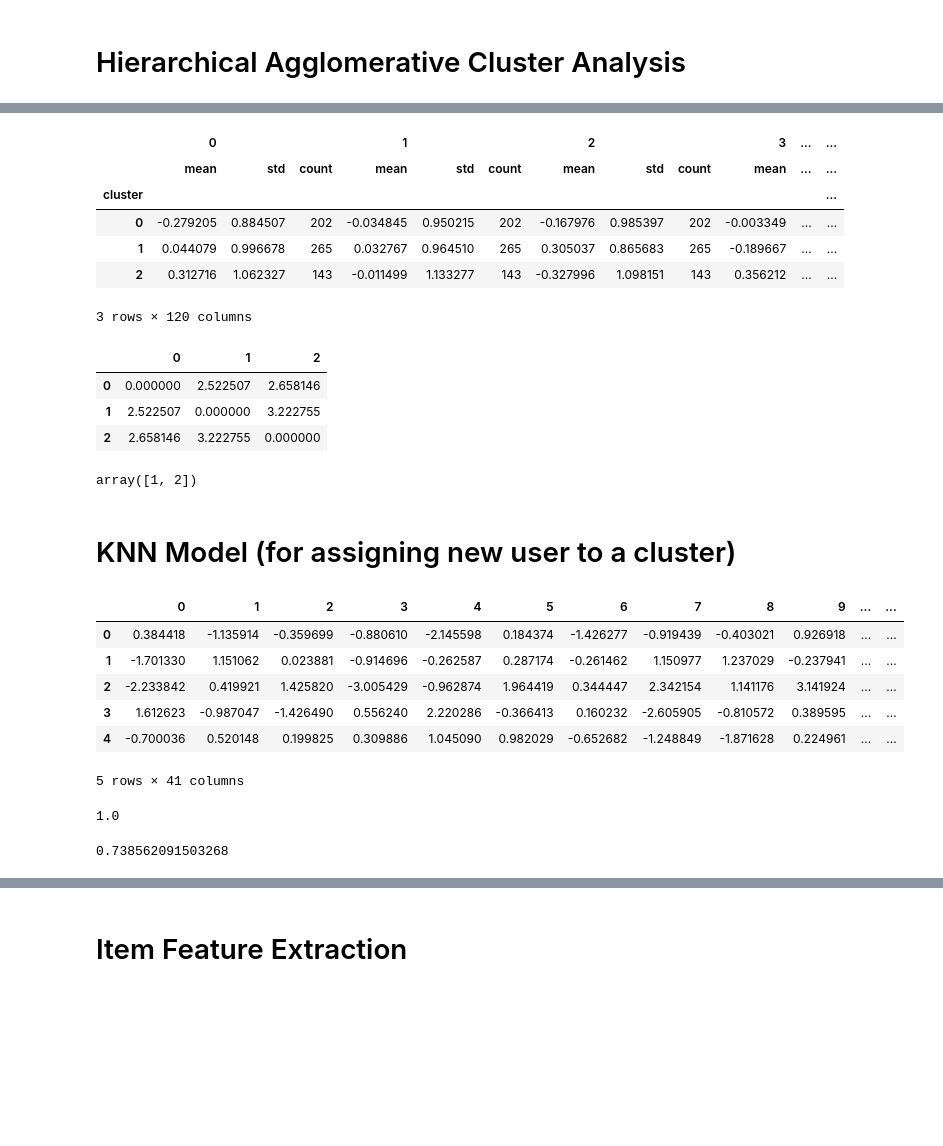
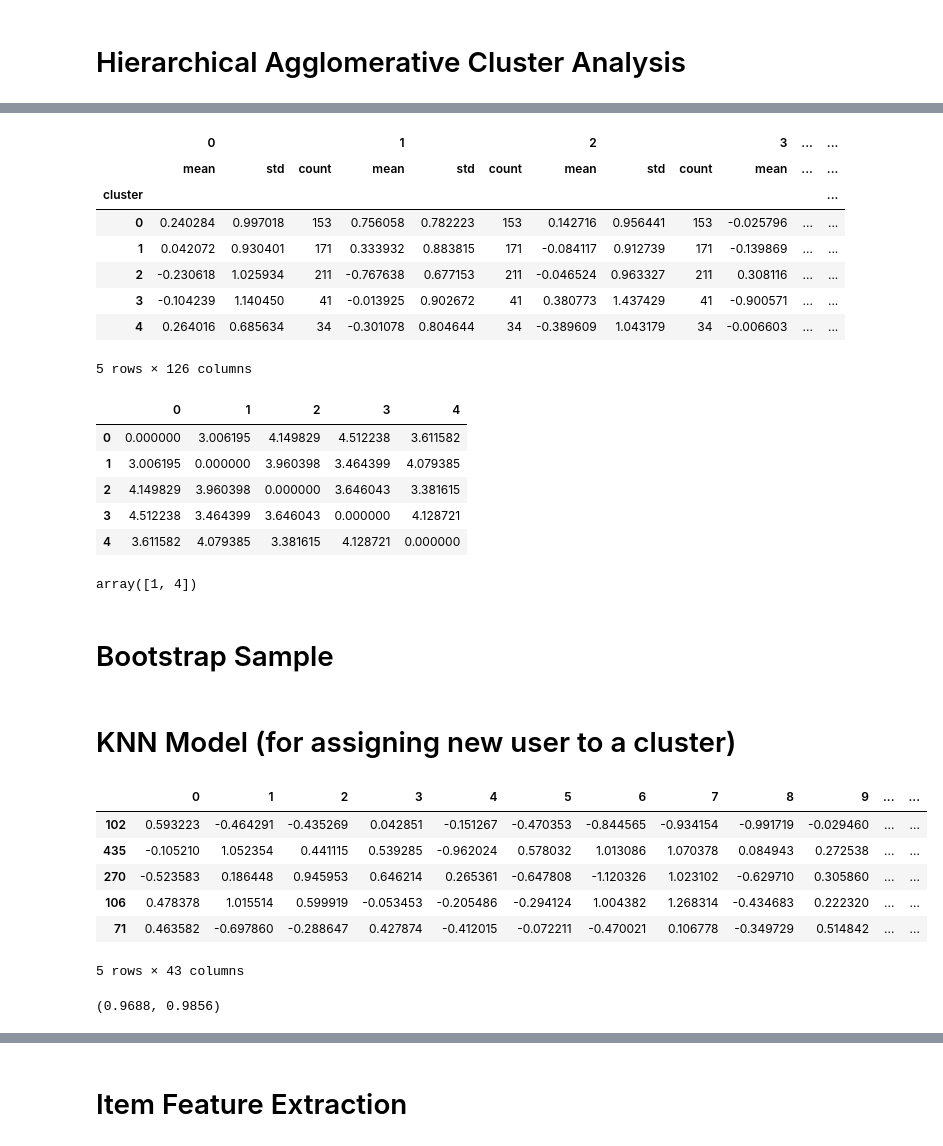
Before and after one commit to DRyanMiller/Overcoming-Echo-Chambers-in-Recommendation-Systems, a Jupyter notebook: notebooks/Final_Project_Test.ipynb, the cells around one changed output, grey strips where cells are left out. Drawn from its saved outputs; the diff is of its cells as text; code cells hidden in the pictures; blank space fills up the shorter version.

```diff
--- a/notebooks/Final_Project_Test.ipynb
+++ b/notebooks/Final_Project_Test.ipynb
@@ -28,7 +28,7 @@ movie_ratings = movie_ratings.drop('timestamp')
 # %%
 als_model =  ALS(userCol="userId", itemCol="movieId", ratingCol="rating", coldStartStrategy="drop")
 
-params = ParamGridBuilder().addGrid(als_model.regParam, [0.1, 0.01, 0.001]).addGrid(als_model.rank, [39, 40, 41]).build()
+params = ParamGridBuilder().addGrid(als_model.regParam, [0.15]).addGrid(als_model.rank, [42]).build()
 evaluator = RegressionEvaluator(metricName="rmse", labelCol="rating",
                                 predictionCol="prediction")
 ## instantiating crossvalidator estimator
@@ -200,9 +180,9 @@ from sklearn.cluster import AgglomerativeClustering
 from sklearn.neighbors import KernelDensity
 import pandas as pd
 rec_pdf_clustered = pd.DataFrame(rec_pdf_scaled.copy())
-cluster = AgglomerativeClustering(n_clusters=3,
-                                 affinity='euclidean',
-                                 linkage='ward')
+cluster = AgglomerativeClustering(n_clusters=5,
+                                 affinity='cosine',
+                                 linkage='average')
 rec_pdf_clustered['cluster'] = cluster.fit_predict(rec_pdf_scaled)
 # %%
 rec_pdf_clustered.groupby(['cluster']).agg(['mean', 'std', 'count'])
@@ -210,10 +190,12 @@ rec_pdf_clustered.groupby(['cluster']).agg(['mean', 'std', 'count'])
 |  | 0 |  |  | 1 |  |  | 2 |  |  | 3 | ... | ... |
 |  | mean | std | count | mean | std | count | mean | std | count | mean | ... | ... |
 | cluster |  |  |  |  |  |  |  |  |  |  |  | ... |
-| 0 | -0.279205 | 0.884507 | 202 | -0.034845 | 0.950215 | 202 | -0.167976 | 0.985397 | 202 | -0.003349 | ... | ... |
-| 1 | 0.044079 | 0.996678 | 265 | 0.032767 | 0.964510 | 265 | 0.305037 | 0.865683 | 265 | -0.189667 | ... | ... |
-| 2 | 0.312716 | 1.062327 | 143 | -0.011499 | 1.133277 | 143 | -0.327996 | 1.098151 | 143 | 0.356212 | ... | ... |
+| 0 | 0.240284 | 0.997018 | 153 | 0.756058 | 0.782223 | 153 | 0.142716 | 0.956441 | 153 | -0.025796 | ... | ... |
+| 1 | 0.042072 | 0.930401 | 171 | 0.333932 | 0.883815 | 171 | -0.084117 | 0.912739 | 171 | -0.139869 | ... | ... |
+| 2 | -0.230618 | 1.025934 | 211 | -0.767638 | 0.677153 | 211 | -0.046524 | 0.963327 | 211 | 0.308116 | ... | ... |
+| 3 | -0.104239 | 1.140450 | 41 | -0.013925 | 0.902672 | 41 | 0.380773 | 1.437429 | 41 | -0.900571 | ... | ... |
+| 4 | 0.264016 | 0.685634 | 34 | -0.301078 | 0.804644 | 34 | -0.389609 | 1.043179 | 34 | -0.006603 | ... | ... |
-3 rows × 120 columns
+5 rows × 126 columns
 # %%
 # from mpl_toolkits.mplot3d import Axes3D
 # fig = plt.figure(figsize=(20,10))
@@ -230,10 +212,12 @@ cluster_distance_matrix = distance_matrix(cluster_centroids_array, cluster_centr
 cluster_distance_df = pd.DataFrame(cluster_distance_matrix)
 cluster_distance_df
 # %% [output]
-|  | 0 | 1 | 2 |
-| 0 | 0.000000 | 2.522507 | 2.658146 |
-| 1 | 2.522507 | 0.000000 | 3.222755 |
-| 2 | 2.658146 | 3.222755 | 0.000000 |
+|  | 0 | 1 | 2 | 3 | 4 |
+| 0 | 0.000000 | 3.006195 | 4.149829 | 4.512238 | 3.611582 |
+| 1 | 3.006195 | 0.000000 | 3.960398 | 3.464399 | 4.079385 |
+| 2 | 4.149829 | 3.960398 | 0.000000 | 3.646043 | 3.381615 |
+| 3 | 4.512238 | 3.464399 | 3.646043 | 0.000000 | 4.128721 |
+| 4 | 3.611582 | 4.079385 | 3.381615 | 4.128721 | 0.000000 |
 # %%
 def nearest_clusters(cluster, num_nearest_clusters=2):
     sorted_distances = cluster_distance_df[cluster].sort_values(ascending=True)
@@ -241,17 +225,21 @@ def nearest_clusters(cluster, num_nearest_clusters=2):
 # %%
 nearest_clusters(0, 2)
 # %% [output]
-array([1, 2])
+array([1, 4])
+# %% [markdown]
+# Bootstrap Sample
+# %%
+bs_sample = rec_pdf_clustered.sample(n=5000, replace=True, axis=0, random_state=42)
 # %% [markdown]
 # KNN Model (for assigning new user to a cluster)
 # %%
-rec_pdf_clustered.head()
+bs_sample.head()
 # %% [output]
 |  | 0 | 1 | 2 | 3 | 4 | 5 | 6 | 7 | 8 | 9 | ... | ... |
-| 0 | 0.384418 | -1.135914 | -0.359699 | -0.880610 | -2.145598 | 0.184374 | -1.426277 | -0.919439 | -0.403021 | 0.926918 | ... | ... |
-| 1 | -1.701330 | 1.151062 | 0.023881 | -0.914696 | -0.262587 | 0.287174 | -0.261462 | 1.150977 | 1.237029 | -0.237941 | ... | ... |
-| 2 | -2.233842 | 0.419921 | 1.425820 | -3.005429 | -0.962874 | 1.964419 | 0.344447 | 2.342154 | 1.141176 | 3.141924 | ... | ... |
-| 3 | 1.612623 | -0.987047 | -1.426490 | 0.556240 | 2.220286 | -0.366413 | 0.160232 | -2.605905 | -0.810572 | 0.389595 | ... | ... |
-| 4 | -0.700036 | 0.520148 | 0.199825 | 0.309886 | 1.045090 | 0.982029 | -0.652682 | -1.248849 | -1.871628 | 0.224961 | ... | ... |
+| 102 | 0.593223 | -0.464291 | -0.435269 | 0.042851 | -0.151267 | -0.470353 | -0.844565 | -0.934154 | -0.991719 | -0.029460 | ... | ... |
+| 435 | -0.105210 | 1.052354 | 0.441115 | 0.539285 | -0.962024 | 0.578032 | 1.013086 | 1.070378 | 0.084943 | 0.272538 | ... | ... |
+| 270 | -0.523583 | 0.186448 | 0.945953 | 0.646214 | 0.265361 | -0.647808 | -1.120326 | 1.023102 | -0.629710 | 0.305860 | ... | ... |
+| 106 | 0.478378 | 1.015514 | 0.599919 | -0.053453 | -0.205486 | -0.294124 | 1.004382 | 1.268314 | -0.434683 | 0.222320 | ... | ... |
+| 71 | 0.463582 | -0.697860 | -0.288647 | 0.427874 | -0.412015 | -0.072211 | -0.470021 | 0.106778 | -0.349729 | 0.514842 | ... | ... |
-5 rows × 41 columns
+5 rows × 43 columns
 # %%
@@ -262,12 +250,9 @@ X_train, X_test, y_train, y_test = train_test_split(X, y)
 # %%
-knn = KNeighborsClassifier(n_neighbors=1)
+from sklearn.metrics import confusion_matrix
+knn = KNeighborsClassifier(n_neighbors=7)
 knn.fit(X_train,y_train)
 train_preds = knn.predict(X_train)
-accuracy_score(y_train, train_preds)
+test_preds = knn.predict(X_test)
+accuracy_score(y_test, test_preds), accuracy_score(y_train, train_preds)
 # %% [output]
-1.0
+(0.9688, 0.9856)
-# %%
-test_preds = knn.predict(X_test)
-accuracy_score(y_test, test_preds)
-# %% [output]
-0.738562091503268
```
Also changed, not shown: parts of 55 cells of this notebook.
